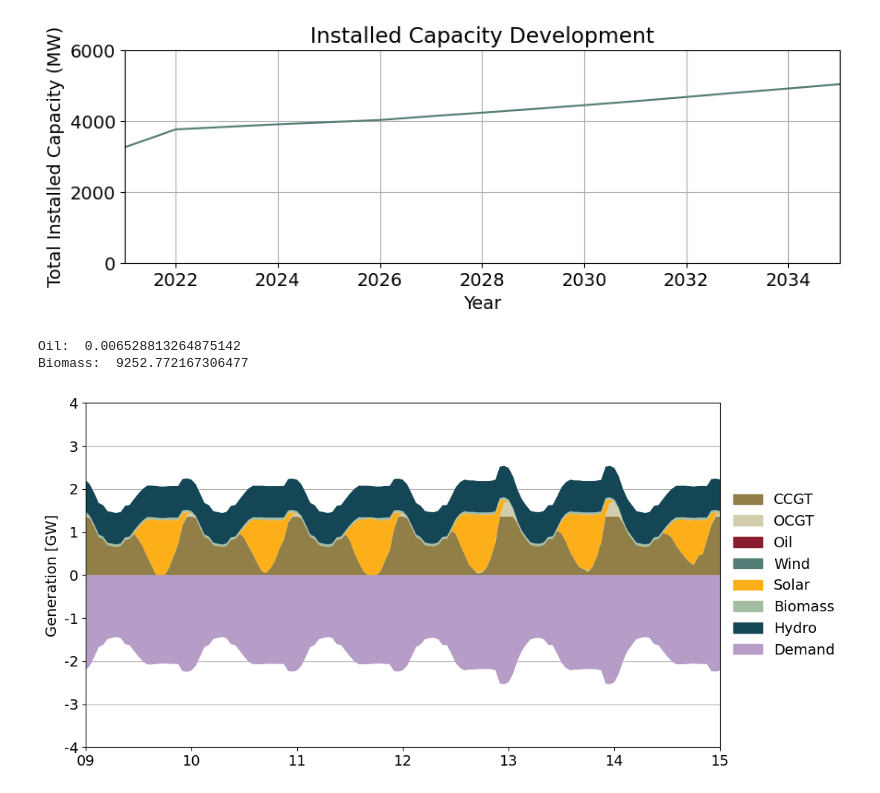
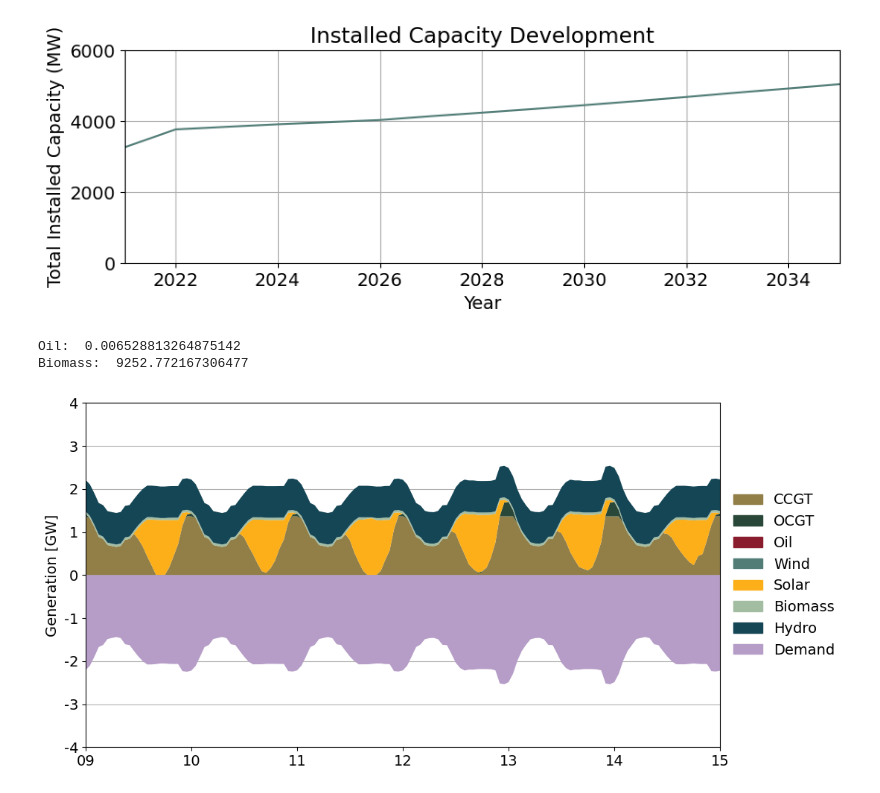
Before and after one commit to norakytee/pypsa-earth-bo, a Jupyter notebook: new_graphs.ipynb, the cells around one changed output. Saved outputs shown, nothing was run; the diff lists cells and outputs as text; code cells hidden in the pictures.

```diff
--- a/new_graphs.ipynb
+++ b/new_graphs.ipynb
@@ -377,35 +392,35 @@ print('Biomass: ', Biomass.sum())
 
 fig, ax=plt.subplots(figsize = (11,6))
 A = plt.stackplot(CCGT.index,CCGT,OCGT,Oil, Wind, Solar, Biomass, Hydro, #,pbattery
-                  colors=[beige1,beige3,red1,teal3,yellow,green3,teal2], zorder = 2) #,   purple3
+                  colors=[beige1,green1,red1,teal3,yellow,green3,teal2], zorder = 2) #,   purple3
 plt.stackplot(CCGT.index,demand, colors=[purple3], zorder = 2) #,nbattery
 plt.xticks(rotation = 0)
 plt.yticks()
 scale_y = 1e3
 ticks_y = ticker.FuncFormatter(lambda x, pos: '{0:g}'.format(x/scale_y))
 ax.yaxis.set_major_formatter(ticks_y)
 myFmt = mdates.DateFormatter('%d')
 ax.xaxis.set_major_formatter(myFmt)
 ax.set_ylabel('Generation [GW]')
 
 start_date = pd.to_datetime(first_date)
 end_date = pd.to_datetime(second_date)
 
 ax.set_xlim(start_date, end_date)
 ax.set_ylim(-4000, 4000)
 
 CCGT_patch = mpatches.Patch(color=beige1, label ='CCGT')
-OCGT_patch = mpatches.Patch(color=beige3, label ='OCGT')
+OCGT_patch = mpatches.Patch(color=green1, label ='OCGT')
 oil_patch = mpatches.Patch(color = red1, label = 'Oil')
 wind_patch = mpatches.Patch(color=teal3, label ='Wind')
 solar_patch = mpatches.Patch(color=yellow, label ='Solar')
 biomass_patch = mpatches.Patch(color = green3, label = 'Biomass')
 hydro_patch = mpatches.Patch(color = teal2, label = 'Hydro')
 load_patch = mpatches.Patch(color=purple3, label ='Demand')
 handles=[CCGT_patch,OCGT_patch,oil_patch, wind_patch, solar_patch, biomass_patch, hydro_patch, load_patch]
 ax.legend(handles=handles, frameon = False, loc='center left', bbox_to_anchor=(1, 0.5))
 ax.grid(axis='y', zorder=0)
 # %% [output]
 Oil:  0.006528813264875142
 Biomass:  9252.772167306477
-[figure, old version]
+[figure, new version]
```
Also changed, not shown: parts of 8 cells of this notebook.
